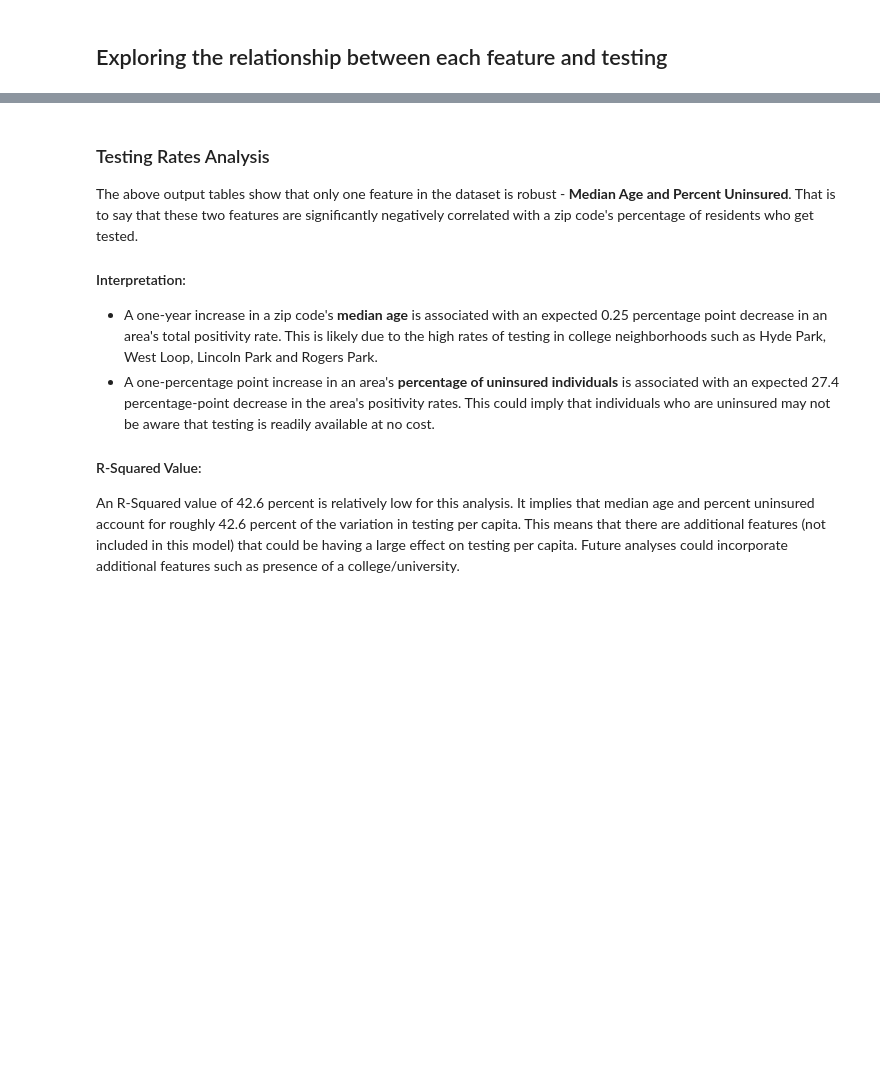
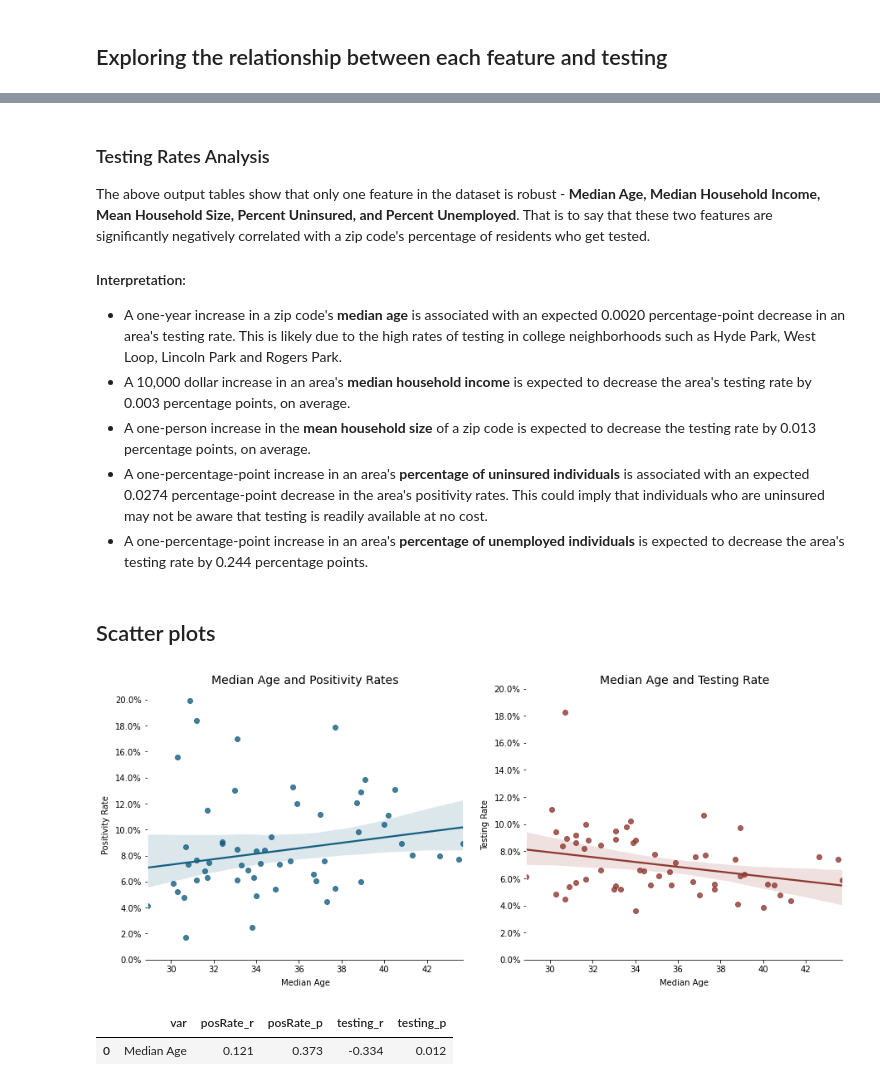
Before and after one commit to Jamilmirabito/chicago_covid_19_zip_code_analysis, a Jupyter notebook: zip_code_regression_analysis.ipynb, the cells around one changed output, grey strips where cells are left out. Drawn from its saved outputs; the diff is of its cells as text; code cells hidden in the pictures; blank space fills up the shorter version.

Commit message:
Updating Zip Code Regression Analysis

```diff
--- a/zip_code_regression_analysis.ipynb
+++ b/zip_code_regression_analysis.ipynb
@@ -200,10 +234,60 @@ Warnings:
 # %% [markdown]
 ### Testing Rates Analysis
-The above output tables show that only one feature in the dataset is robust - **Median Age and Percent Uninsured**. That is to say that these two features are significantly negatively correlated with a zip code's percentage of residents who get tested.
+The above output tables show that only one feature in the dataset is robust - **Median Age, Median Household Income, Mean Household Size, Percent Uninsured, and Percent Unemployed**. That is to say that these two features are significantly negatively correlated with a zip code's percentage of residents who get tested.
 
 #### Interpretation:
-- A one-year increase in a zip code's **median age** is associated with an expected 0.25 percentage point decrease in an area's total positivity rate. This is likely due to the high rates of testing in college neighborhoods such as Hyde Park, West Loop, Lincoln Park and Rogers Park.
-- A one-percentage point increase in an area's **percentage of uninsured individuals** is associated with an expected 27.4 percentage-point decrease in the area's positivity rates. This could imply that individuals who are uninsured may not be aware that testing is readily available at no cost.
-
-#### R-Squared Value:
-An R-Squared value of 42.6 percent is relatively low for this analysis. It implies that median age and percent uninsured account for roughly 42.6 percent of the variation in testing per capita. This means that there are additional features (not included in this model) that could be having a large effect on testing per capita. Future analyses could incorporate additional features such as presence of a college/university.
+- A one-year increase in a zip code's **median age** is associated with an expected 0.0020 percentage-point decrease in an area's testing rate. This is likely due to the high rates of testing in college neighborhoods such as Hyde Park, West Loop, Lincoln Park and Rogers Park.
+- A 10,000 dollar increase in an area's **median household income** is expected to decrease the area's testing rate by 0.003 percentage points, on average.
+- A one-person increase in the **mean household size** of a zip code is expected to decrease the testing rate by 0.013 percentage points, on average.
+- A one-percentage-point increase in an area's **percentage of uninsured individuals** is associated with an expected 0.0274 percentage-point decrease in the area's positivity rates. This could imply that individuals who are uninsured may not be aware that testing is readily available at no cost.
+- A one-percentage-point increase in an area's **percentage of unemployed individuals** is expected to decrease the area's testing rate by 0.244 percentage points.
+# %% [markdown]
+## Scatter plots
+# %%
+# Defining color palette
+colors =["#ea8171","#155F83", "#8F3931", "#8A9045", "#D5802B", "#350E20", "#58593F", "#880d1e", '#c8674c',
+        '#a2755e']
+# %%
+import seaborn as sns
+import matplotlib.ticker as mtick
+
+# Creating subplots and defining x and y's
+fig, (ax1, ax2) = plt.subplots(nrows=1, ncols=2, figsize=(15,6))
+fig.patch.set_facecolor('white')
+x = df.medianAge
+y1 = positivity_rate
+y2 = testing_rate
+
+# Creating ax1
+sns.regplot(x, y1, robust=True, color = colors[1], ax=ax1)
+ax1.set_title('Median Age and Positivity Rates', fontsize=14)
+ax1.set_xlabel('Median Age', labelpad=6.0)
+ax1.set_yticks(np.arange(0,.22,.02))
+ax1.yaxis.set_major_formatter(mtick.PercentFormatter(xmax=1, decimals=1))
+ax1.set_ylabel('Positivity Rate', labelpad=6.0)
+if x.mean() <= 1:
+    ax1.xaxis.set_major_formatter(mtick.PercentFormatter(xmax=1, decimals=1))
+
+# Creating ax2
+sns.regplot(x, y2, robust=True, color = colors[2], ax=ax2)
+ax2.set_title('Median Age and Testing Rate', fontsize=14)
+ax2.set_xlabel('Median Age', labelpad = 6.0)
+ax2.set_yticks(np.arange(0,.22,.02))
+ax2.yaxis.set_major_formatter(mtick.PercentFormatter(xmax=1, decimals=1))
+ax2.set_ylabel('Testing Rate', labelpad=6.0)
+if x.mean() <= 1:
+    ax2.xaxis.set_major_formatter(mtick.PercentFormatter(xmax=1, decimals=1))
+
+# Removing spines from all sides but bottom - ax1
+spine_position = ['top', 'left', 'right']
+for spine in spine_position:
+    ax1.spines[spine].set_color('white')
+
+# Removing spines from all sides but bottom - ax2
+spine_position = ['top', 'left', 'right']
+for spine in spine_position:
+    ax2.spines[spine].set_color('white')
+
+plt.show()
+# %% [output]
+[figure, added]
@@ -209,0 +301,5 @@ An R-Squared value of 42.6 percent is relatively low for this analysis. It impli
+# %%
+pd.DataFrame(corrs_pvals)
+# %% [output]
+|  | var | posRate_r | posRate_p | testing_r | testing_p |
+| 0 | Median Age | 0.121 | 0.373 | -0.334 | 0.012 |
```
Also changed, not shown: parts of 27 cells of this notebook.
